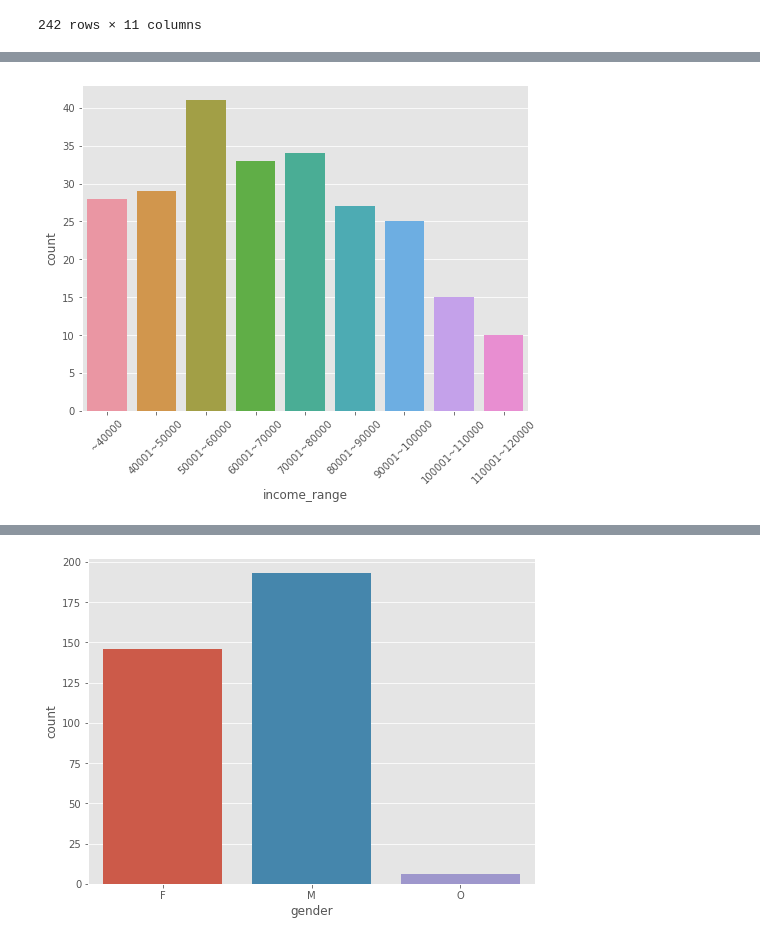
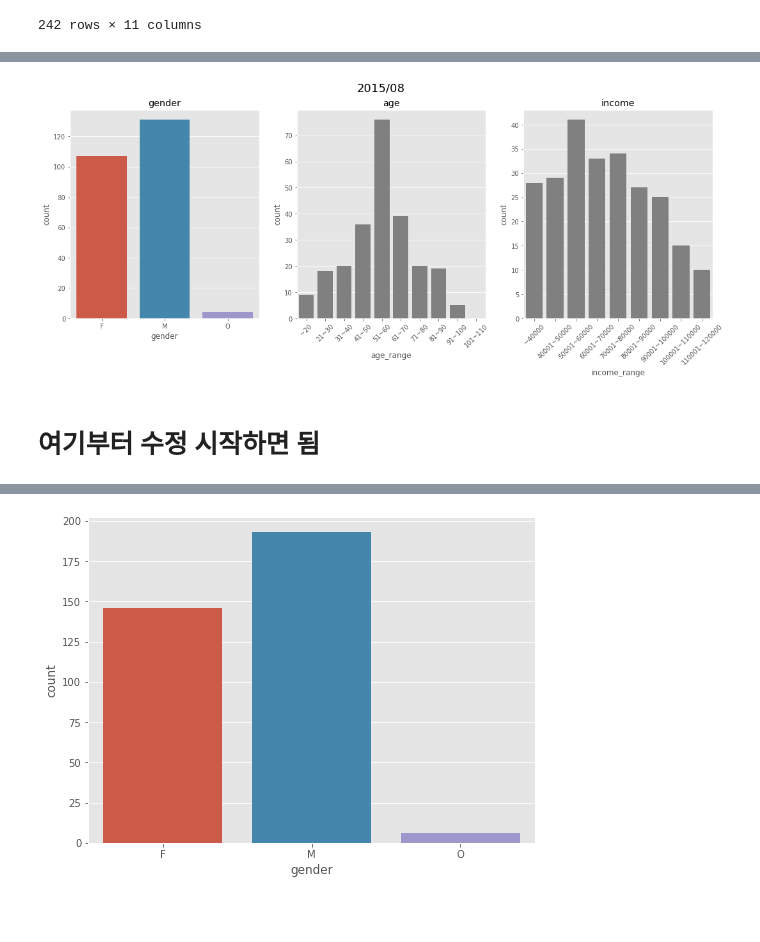
Before and after one commit to HAMJiyoung/Starbucks-Survey-EDA, a Jupyter notebook: Starbucks_Survey_EDA.ipynb, the cells around one changed output, grey strips where cells are left out. Saved outputs shown, nothing was run; the diff lists cells and outputs as text; code cells hidden in the pictures; blank space fills up the shorter version.

```diff
--- a/Starbucks_Survey_EDA.ipynb
+++ b/Starbucks_Survey_EDA.ipynb
@@ -483,3 +542,23 @@ plt.show()
+# %%
+def subplot(data_frame, date):
+    fig = plt.figure(figsize=(18,6))
+    fig.suptitle(date, fontsize = 18)
+
+    plt.subplot(1, 3, 1) # gender
+    g01 = sns.countplot(data=data_frame, x='gender', order = gender_list)
+    plt.title('gender')
+
+    plt.subplot(1, 3, 2) # age
+    g02 = sns.countplot(data=data_frame, x='age_range', color = 'gray')
+    plt.title('age')
+    plt.xticks(rotation = 45)
+
+    plt.subplot(1, 3, 3) # income
+    g03 = sns.countplot(data=data_frame, x='income_range', color = 'gray')
+    plt.title('income')
+    plt.xticks(rotation = 45)
+
+    plt.show()
 # %%
 # 2015년 8월
 aug_2015 = profile[profile['became_member_on_month'] == '2015-08']
@@ -514,10 +580,9 @@ plt.show()
-# %%
-plt.figure(figsize=(8, 6))
-sns.countplot(data=aug_2015, x='income_range')
-plt.xticks(rotation = 45)
-plt.show()
-# %% [output]
-[figure, removed]
+# %%
+subplot(aug_2015, '2015/08')
+# %% [output]
+[figure, added]
+# %% [markdown]
+# 여기부터 수정 시작하면 됨
 # %%
 #2017년 7월
 jul_2017 = profile[profile['became_member_on_month'] == '2017-07']
```
Also changed, not shown: parts of 30 cells of this notebook.
